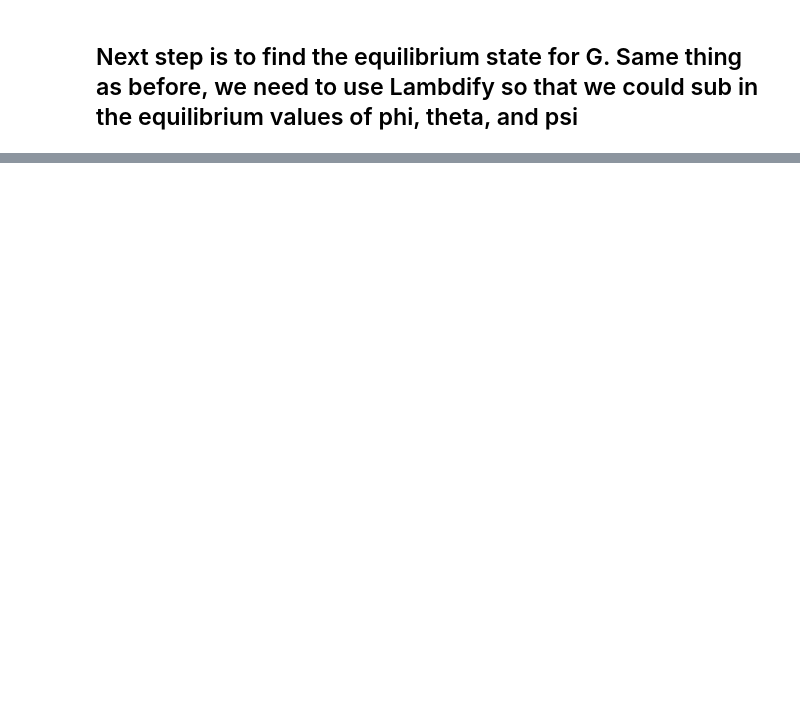
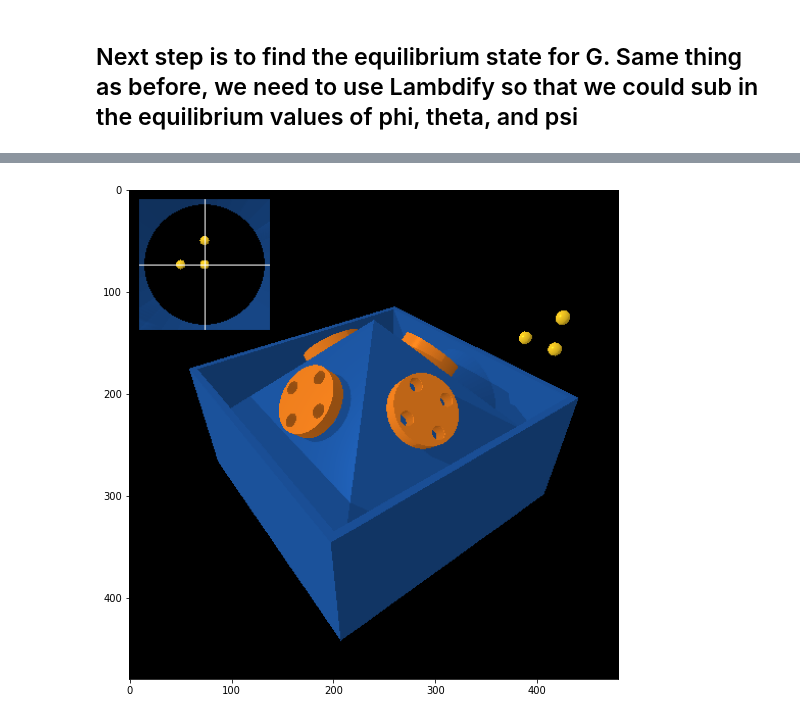
Before and after one commit to ISSUIUC/ISS_Learning_Controls, a Jupyter notebook: controls-demo/DeriveEOM.ipynb, the cells around one changed output, grey strips where cells are left out. Drawn from its saved outputs; the diff is of its cells as text; code cells hidden in the pictures; blank space fills up the shorter version.

```diff
--- a/controls-demo/DeriveEOM.ipynb
+++ b/controls-demo/DeriveEOM.ipynb
@@ -247,10 +253,10 @@ $\displaystyle \left[\begin{matrix}\frac{21 \left(\left(\sin{\left(\phi \right)}
 # making G a combination of multiple stars, in this case, we are doing 3 stars
 alpha1 = 0
 delta1 = 0
-alpha2 = 0
-delta2 = 0.2
+alpha2 = 0.15
+delta2 = 0
 alpha3 = 0
-delta3 = 0
+delta3 = 0.15
 
 G = np.block([[g.subs([(alpha,alpha1),(delta,delta1)])],[g.subs([(alpha,alpha2),(delta,delta2)])],[g.subs([(alpha,alpha3),(delta,delta3)])]])
 G = sym.Matrix(G) #turning an array into a symbolic matrix expression
@@ -286,0 +313,13 @@ array([[ 0.        ,  0.        , -2.625     ,  0.        ,  0.        ,
+# %%
+Qo = np.diag(np.ones(2*3))
+# 2 outputs per star -> 6 total output values
+
+# Low penalty to the actuators
+Ro = 0.05 * np.diag([1.,1.,1.,1.,1.,1.])
+
+L = lqr(A.T, C.T, linalg.inv(Ro), linalg.inv(Qo)).T
+
+#The real part of all eigenvalues should be negative
+H = A - L@C
+eig_o = linalg.eigvals(H)
+print(eig_o.real < 0)
@@ -286,0 +359,76 @@ array([[ 0.        ,  0.        , -2.625     ,  0.        ,  0.        ,
+# %%
+robot = ae353_spacecraft.RobotSimulator(display=True,
+shootingstar = True,
+stars = np.array([[alpha1,delta1],[alpha2,delta2],[alpha3,delta3]]),
+scope_noise=0.1)
+
+# Get snapshot as 480 x 480 x 4 numpy array of RGBA values
+rgba = robot.snapshot()
+
+# Display snapshot
+plt.figure(figsize=(9, 9))
+plt.imshow(rgba)
+
+plt.imsave('my_snapshot.png', rgba)
+
+
+# Restore the simulation to its initial state
+robot.reset()
+
+# Restore the controller to its initial state
+controller.reset()
+
+# Choose how long we want to run the simulation, and
+# compute the corresponding number of time steps
+run_time =  30
+num_steps = int(run_time/robot.dt)
+
+# Create a dictionary in which to store results
+data = {
+    't': np.empty(num_steps, dtype=float),
+    'v': np.empty((4, num_steps), dtype=float),
+    'p': np.empty((2 * len(robot.stars), num_steps), dtype=float),
+    'tau': np.empty((4, num_steps), dtype=float),
+    'rpy': np.empty((3, num_steps), dtype=float),
+    'angvel': np.empty((3, num_steps), dtype=float),
+    'xhat': np.empty((6, num_steps), dtype=float),
+}
+
+p = np.zeros(2 * 3) #CHANGE this when changing no. of stars
+v = np.zeros(4)
+# Run the simulation loop
+start_time = time.time()
+for step in range(num_steps):
+    # Get the current time
+    t = robot.dt * step
+    pold = p
+    vold = v
+    # Get the sensor measurements
+    p, v = robot.get_sensor_measurements()
+    # Ensuring we don't get nan values
+    for i in range(p.shape[0]):
+        if np.isnan(p[i]):
+            p[i] = pold[i]
+    # Choose the actuator command (by running the controller)
+    tau = controller.run(p, v)
+    if tau.shape != (4, ):
+        raise Exception(f'invalid desired torques: {tau}')
+
+    # Get orientation and angular velocity as ground truth
+    rpy, angvel = robot.get_rpy_and_angvel()
+
+    # Log the data from this time step
+    data['t'][step] = t
+    data['v'][:, step] = v
+    data['p'][:, step] = p
+    data['tau'][:, step] = tau
+    data['rpy'][:, step] = rpy
+    data['angvel'][:, step] = angvel
+    data['xhat'][:, step] = controller.xhat.flatten()
+
+    # Send the actuator commands to robot and go forward one time step
+    robot.set_actuator_commands(tau)
+    robot.step(t=(start_time + (robot.dt * (step + 1))))
+
+print(f'elapsed time: {time.time() - start_time:.1f}')
+# %% [output]
@@ -286,0 +452 @@ array([[ 0.        ,  0.        , -2.625     ,  0.        ,  0.        ,
+[figure, added]
```
Also changed, not shown: parts of 14 cells of this notebook.
